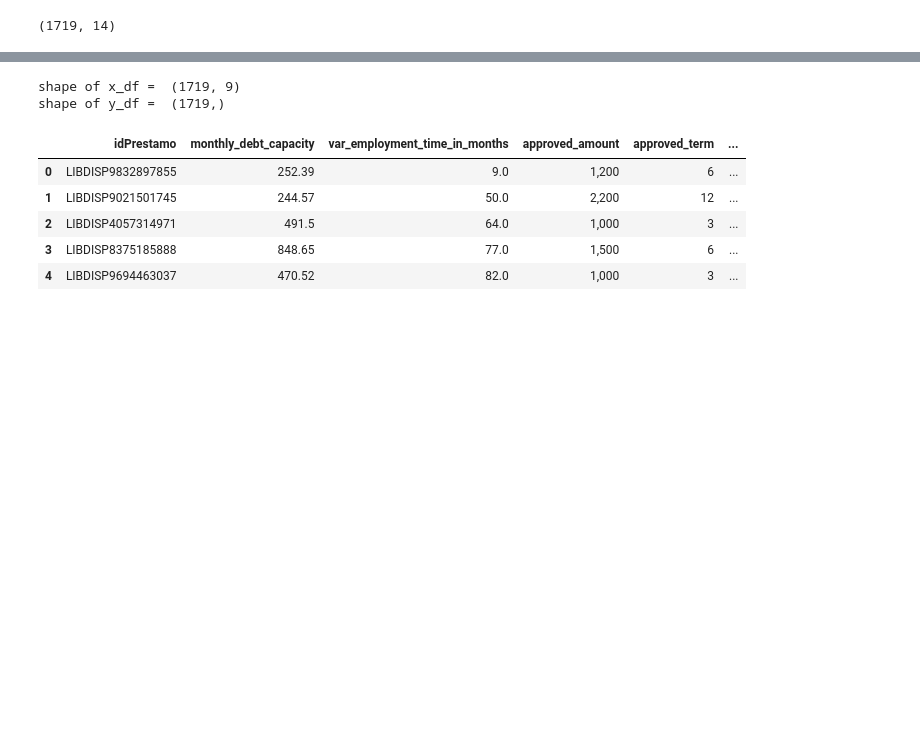
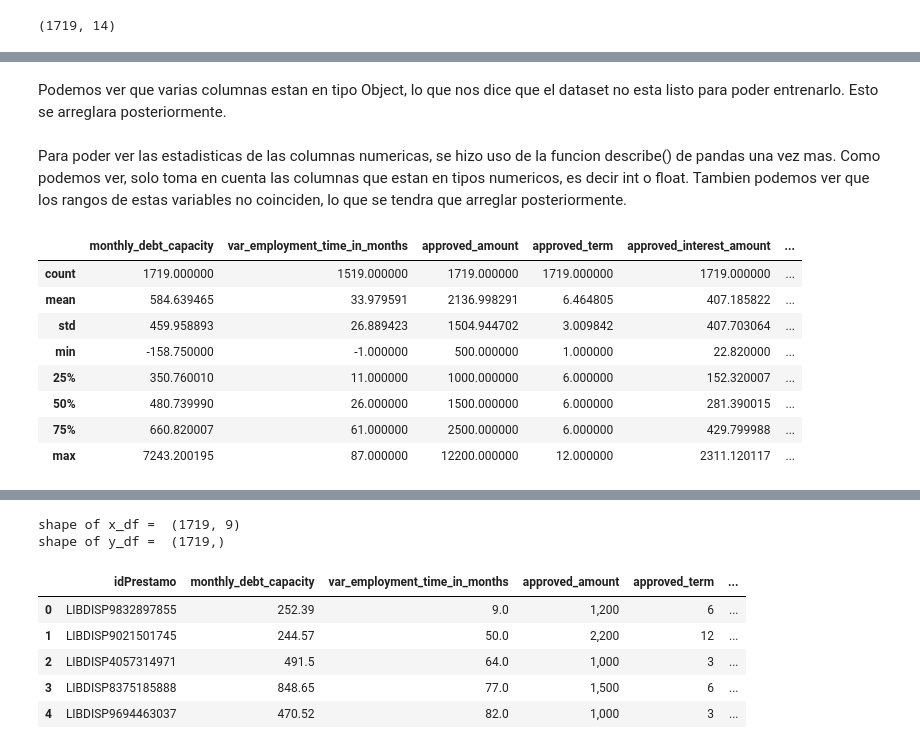
Before and after one commit to AbrahamG20/TPMachineLearning, a Jupyter notebook: TP_Machine_Learning.ipynb, the cells around one changed output, grey strips where cells are left out. Cells and saved outputs as stored; diff of their text form; code cells hidden in the pictures; blank space fills up the shorter version.

```diff
--- a/TP_Machine_Learning.ipynb
+++ b/TP_Machine_Learning.ipynb
@@ -47,0 +98,16 @@ df.shape
+# %% [markdown]
+Podemos ver que varias columnas estan en tipo Object, lo que nos dice que el dataset no esta listo para poder entrenarlo. Esto se arreglara posteriormente.
+# %% [markdown]
+Para poder ver las estadisticas de las columnas numericas, se hizo uso de la funcion describe() de pandas una vez mas. Como podemos ver, solo toma en cuenta las columnas que estan en tipos numericos, es decir int o float. Tambien podemos ver que los rangos de estas variables no coinciden, lo que se tendra que arreglar posteriormente.
+# %%
+x_df.describe()
+# %% [output]
+|  | monthly_debt_capacity | var_employment_time_in_months | approved_amount | approved_term | approved_interest_amount | ... |
+| count | 1719.000000 | 1519.000000 | 1719.000000 | 1719.000000 | 1719.000000 | ... |
+| mean | 584.639465 | 33.979591 | 2136.998291 | 6.464805 | 407.185822 | ... |
+| std | 459.958893 | 26.889423 | 1504.944702 | 3.009842 | 407.703064 | ... |
+| min | -158.750000 | -1.000000 | 500.000000 | 1.000000 | 22.820000 | ... |
+| 25% | 350.760010 | 11.000000 | 1000.000000 | 6.000000 | 152.320007 | ... |
+| 50% | 480.739990 | 26.000000 | 1500.000000 | 6.000000 | 281.390015 | ... |
+| 75% | 660.820007 | 61.000000 | 2500.000000 | 6.000000 | 429.799988 | ... |
+| max | 7243.200195 | 87.000000 | 12200.000000 | 12.000000 | 2311.120117 | ... |
```
Also changed, not shown: parts of 43 cells of this notebook.
